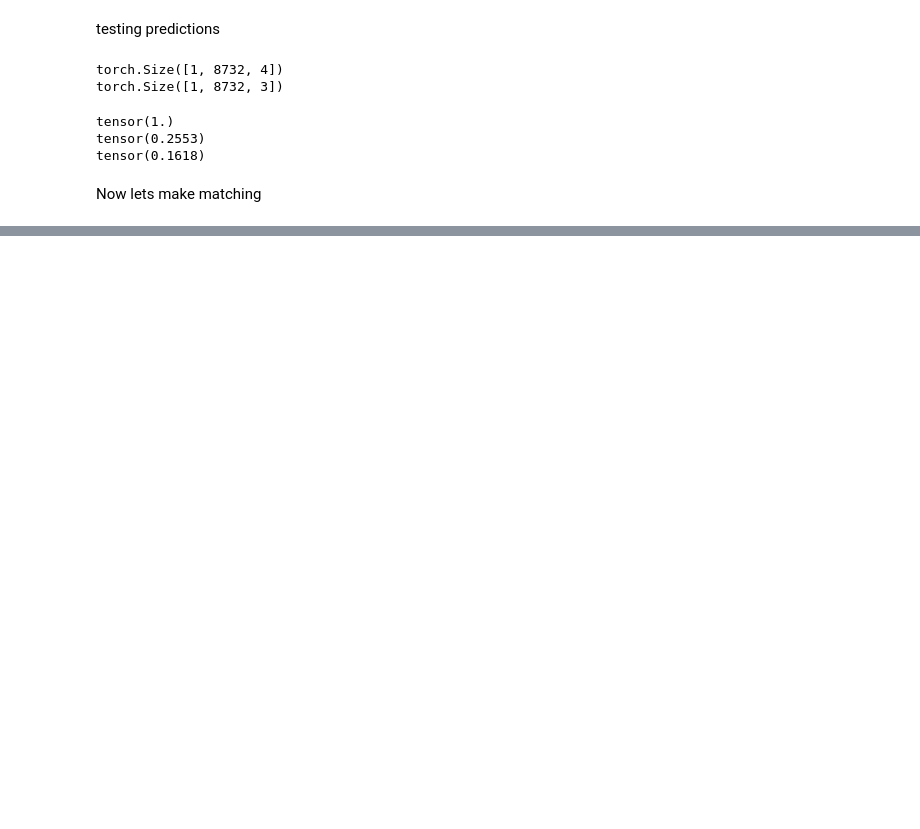
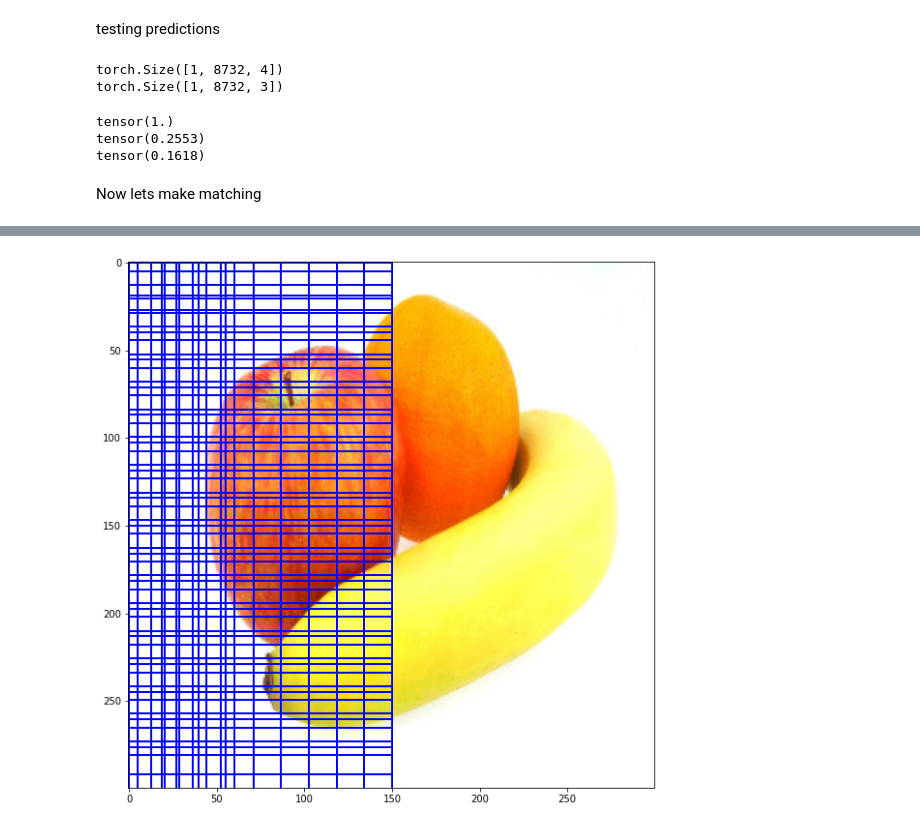
Before and after one commit to pear2jam/notebooks, a Jupyter notebook: fruits_detection.ipynb, the cells around one changed output, grey strips where cells are left out. Saved outputs shown, nothing was run; the diff lists cells and outputs as text; code cells hidden in the pictures; blank space fills up the shorter version.

```diff
--- a/fruits_detection.ipynb
+++ b/fruits_detection.ipynb
@@ -376,0 +437,12 @@ a = 1
+# %%
+boxes = make_default_boxes()
+# %%
+fig, ax = plt.subplots(1, 1, figsize=(14, 10))
+boxes = np.array(boxes) * 300
+for i in range(1, 2):
+  w, h = boxes[i][2], boxes[i][3]
+  rect = patches.Rectangle((boxes[i][0], boxes[i][1]), w, h, linewidth=2, facecolor='none', edgecolor='b')
+  ax.add_patch(rect)
+  ax.imshow(img.permute(1, 2, 0))
+# %% [output]
+[figure, added]
```
Also changed, not shown: parts of 12 cells of this notebook.
